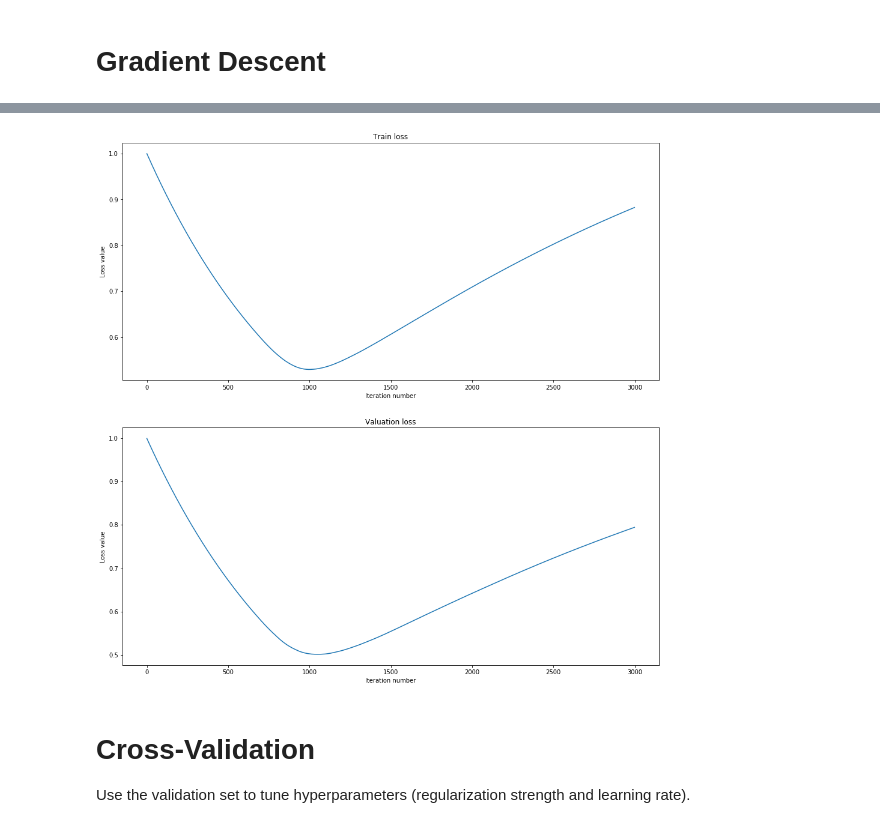
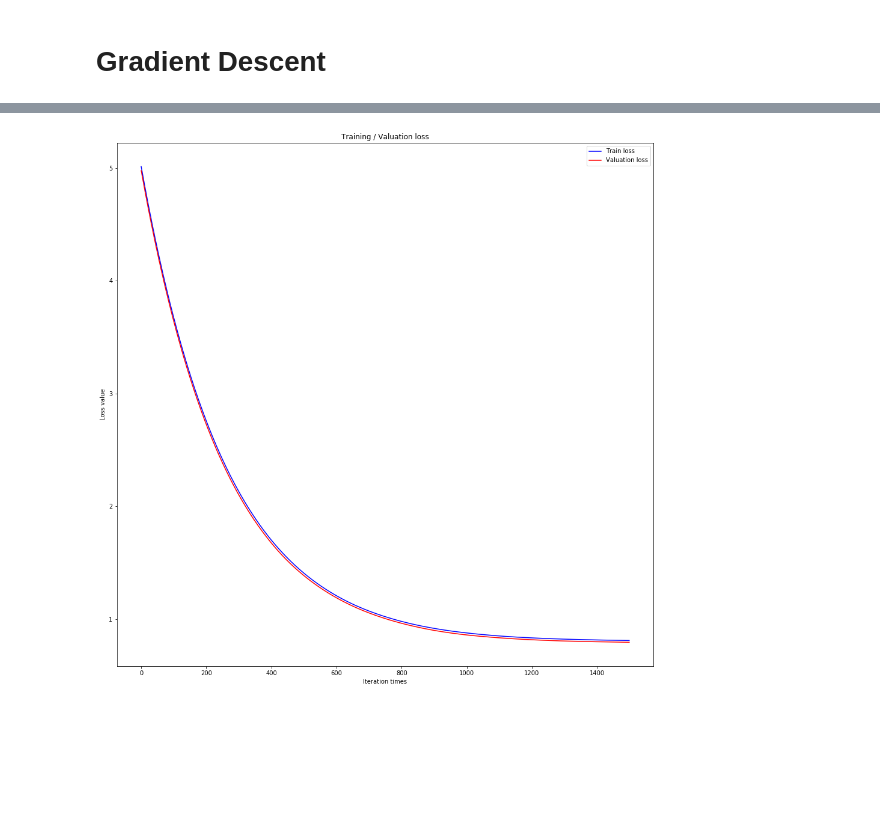
Before and after one commit to iFlyplus/ML2017-lab-01, a Jupyter notebook: ClassificationExperiment.ipynb, the cells around one changed output, grey strips where cells are left out. Cells and saved outputs as stored; diff of their text form; code cells hidden in the pictures; blank space fills up the shorter version.

```diff
--- a/ClassificationExperiment.ipynb
+++ b/ClassificationExperiment.ipynb
@@ -9,7 +9,7 @@ from sklearn.datasets import load_svmlight_file
 from sklearn.model_selection import train_test_split
 
 %matplotlib inline
-plt.rcParams['figure.figsize'] = (16.0, 16.0) # set default size of plots
+plt.rcParams['figure.figsize'] = (16.0, 8.0) # set default size of plots
 
 %load_ext autoreload
 %autoreload 2
@@ -19,6 +19,7 @@ plt.rcParams['figure.figsize'] = (16.0, 16.0) # set default size of plots
 # Load the raw australian_scale data.
 filename = 'dataset/australian_scale'
 X, y = load_svmlight_file(filename)
+X = X.toarray()
 
 # Split the data into train and valuation sets
 X_train, X_val, y_train, y_val = train_test_split(X, y, test_size = 0.2, random_state = 1)
@@ -164,8 +171,8 @@ grad_numerical = eval_numerical_gradient(f, W, grad)
 
 # do the gradient check once again with regularization turned on
 print('\ngradient check with regularization turned on')
-loss, grad = svm_loss_vectorized(W, X_train, y_train, 0.5)
-f = lambda w: svm_loss_vectorized(w, X_train, y_train, 0.5)[0]
+loss, grad = svm_loss_naive(W, X_train, y_train, 0.5)
+f = lambda w: svm_loss_naive(w, X_train, y_train, 0.5)[0]
 grad_numerical = eval_numerical_gradient(f, W, grad)
 # %% [output]
 gradient check with regularization turned off
@@ -219,22 +226,30 @@ difference of gradient: 0.000000
 # reg: regularization strength.
 # lr: learning rate for optimization.
 # num_iters: number of steps to take when optimizing
-reg = 0.5
+reg = 2
 lr = 0.001
-num_iters=3000
+num_iters=1500
 
-
-W = np.zeros((X_train.shape[1], 1))
+print('lr: %f, reg: %f, num_iters: %f' % (lr, reg, num_iters))
+W = np.random.random((X_train.shape[1], 1))
 loss_train_history = []
 loss_val_history = []
+accuracy_train_history = []
+accuracy_val_history = []
 for i in range(num_iters):
     loss_train, grad = svm_loss_vectorized(W, X_train, y_train, reg)
+    loss_val, _ = svm_loss_vectorized(W, X_val, y_val, reg)
     W -= lr * grad
 
-    loss_val, _ = svm_loss_vectorized(W, X_val, y_val, reg)
+    p_train = predict(W, X_train)
+    p_val = predict(W, X_val)
+    accuracy_train = np.mean(np.array(p_train == y_train), dtype = np.float32)
+    accuracy_val = np.mean(np.array(p_val == y_val), dtype = np.float32)
 
     loss_train_history.append(loss_train)
     loss_val_history.append(loss_val)
+    accuracy_train_history.append(accuracy_train)
+    accuracy_val_history.append(accuracy_val)
     if i % 100 == 0:
         print('iteration %d / %d: train loss: %f\tvaluation loss: %f'
               % (i, num_iters, loss_train, loss_val))
@@ -259,21 +273,13 @@ iteration 2900 / 3000: train loss: 0.867821     valuation loss: 0.781118
 # %%
-# plot the loss as a function of iteration number:
+# plot the loss and accuracy as a function of iteration number:
 
-plt.subplot(2, 1, 1)
-plt.title('Train loss')
-plt.plot(loss_train_history)
-plt.xlabel('Iteration number')
+plt.title('Training / Valuation loss')
+plt.plot(loss_train_history,'blue',label='Train loss')
+plt.plot(loss_val_history,'red',label='Valuation loss')
+plt.xlabel('Iteration times')
 plt.ylabel('Loss value')
+plt.legend()
 
-plt.subplot(2, 1, 2)
-plt.title('Valuation loss')
-plt.plot(loss_val_history)
-plt.xlabel('Iteration number')
-plt.ylabel('Loss value')
 plt.show()
 # %% [output]
-[figure, old version]
+[figure, new version]
-# %% [markdown]
-# Cross-Validation
-
-Use the validation set to tune hyperparameters (regularization strength and learning rate).
```
Also changed, not shown: parts of 12 cells of this notebook, 2 other files.
